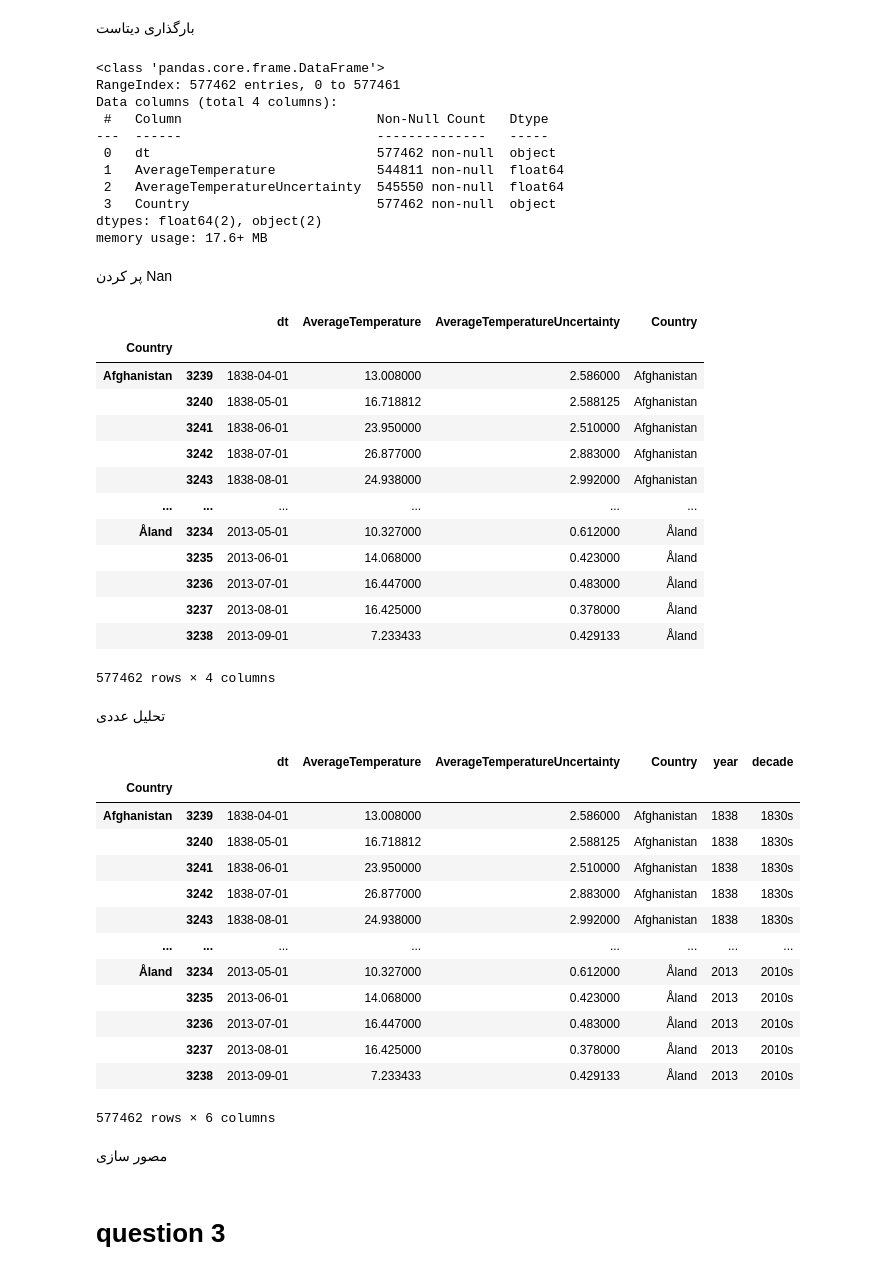
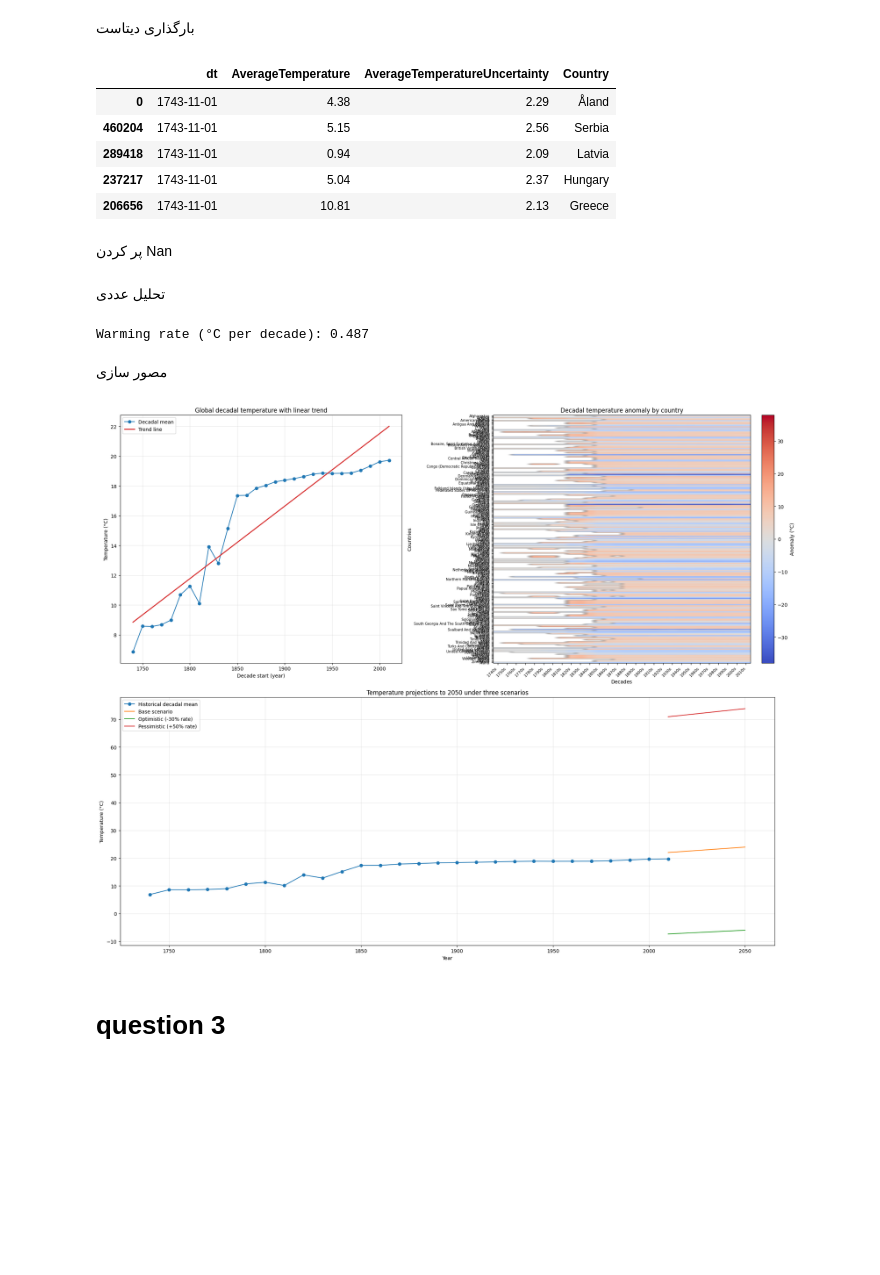
Before and after one commit to mrpanigale/tabatabaei, a Jupyter notebook: HW_04_tabatabaei/HW_04_tabatabaei.ipynb, the cells around one changed output. Cells and saved outputs as stored; diff of their text form; code cells hidden in the pictures; blank space fills up the shorter version.

```diff
--- a/HW_04_tabatabaei/HW_04_tabatabaei.ipynb
+++ b/HW_04_tabatabaei/HW_04_tabatabaei.ipynb
@@ -96,19 +96,15 @@ import matplotlib.pyplot as plt
 df = pd.read_csv("GlobalLandTemperaturesByCountry.csv")
 df["dt"] = pd.to_datetime(df["dt"])
 df = df.sort_values(by="dt")
-df = df[["dt", "AverageTemperature", "AverageTemperatureUncertainty", "Country"]]
+
+df.head()
 # %% [output]
-<class 'pandas.core.frame.DataFrame'>
-RangeIndex: 577462 entries, 0 to 577461
-Data columns (total 4 columns):
- #   Column                         Non-Null Count   Dtype
----  ------                         --------------   -----
- 0   dt                             577462 non-null  object
- 1   AverageTemperature             544811 non-null  float64
- 2   AverageTemperatureUncertainty  545550 non-null  float64
- 3   Country                        577462 non-null  object
-dtypes: float64(2), object(2)
-memory usage: 17.6+ MB
+|  | dt | AverageTemperature | AverageTemperatureUncertainty | Country |
+| 0 | 1743-11-01 | 4.38 | 2.29 | Åland |
+| 460204 | 1743-11-01 | 5.15 | 2.56 | Serbia |
+| 289418 | 1743-11-01 | 0.94 | 2.09 | Latvia |
+| 237217 | 1743-11-01 | 5.04 | 2.37 | Hungary |
+| 206656 | 1743-11-01 | 10.81 | 2.13 | Greece |
 # %% [markdown]
 پر کردن Nan
 # %%
@@ -134,26 +130,11 @@ df_filled["decade"] = df_filled["decade_start"].astype(str) + "s"
 
 # 4) فیلتر کشورهایی با حداقل 100 سال داده
 country_year_counts = (
-    df_filled.dropna(subset=["AverageTemperature"])
-    .groupby("Country")["year"].nunique()
+    df_filled.dropna(subset=["AverageTemperature"]).groupby("Country")["year"].nunique()
+
 )
 valid_countries = country_year_counts[country_year_counts >= 100].index
 df_clean = df_filled[df_filled["Country"].isin(valid_countries)].copy()
-# %% [output]
-|  |  | dt | AverageTemperature | AverageTemperatureUncertainty | Country |
-| Country |  |  |  |  |  |
-| Afghanistan | 3239 | 1838-04-01 | 13.008000 | 2.586000 | Afghanistan |
-|  | 3240 | 1838-05-01 | 16.718812 | 2.588125 | Afghanistan |
-|  | 3241 | 1838-06-01 | 23.950000 | 2.510000 | Afghanistan |
-|  | 3242 | 1838-07-01 | 26.877000 | 2.883000 | Afghanistan |
-|  | 3243 | 1838-08-01 | 24.938000 | 2.992000 | Afghanistan |
-| ... | ... | ... | ... | ... | ... |
-| Åland | 3234 | 2013-05-01 | 10.327000 | 0.612000 | Åland |
-|  | 3235 | 2013-06-01 | 14.068000 | 0.423000 | Åland |
-|  | 3236 | 2013-07-01 | 16.447000 | 0.483000 | Åland |
-|  | 3237 | 2013-08-01 | 16.425000 | 0.378000 | Åland |
-|  | 3238 | 2013-09-01 | 7.233433 | 0.429133 | Åland |
-577462 rows × 4 columns
 # %% [markdown]
 تحلیل عددی
 # %%
@@ -177,12 +158,10 @@ country_decadal = (
 country_decadal = country_decadal.merge(global_decadal, on="decade", how="left")
 country_decadal["Anomaly"] = country_decadal["AverageTemperature"] - country_decadal["GlobalTempDecade"]
 anomaly_matrix = country_decadal.pivot(index="decade", columns="Country", values="Anomaly")
-
 def decade_to_int(d):
     return int(d[:-1])
 sorted_decades = sorted(anomaly_matrix.index, key=decade_to_int)
 anomaly_matrix = anomaly_matrix.loc[sorted_decades]
-
 # روند خطی دما
 x_decade = np.array([decade_to_int(d) for d in global_decadal["decade"]])
 y_decade = global_decadal["GlobalTempDecade"].values
@@ -197,24 +176,11 @@ y_base = m * future_years + b
 y_optimistic = (m * 0.7) * future_years + b
 y_pessimistic = (m * 1.5) * future_years + b
 # %% [output]
-|  |  | dt | AverageTemperature | AverageTemperatureUncertainty | Country | year | decade |
-| Country |  |  |  |  |  |  |  |
-| Afghanistan | 3239 | 1838-04-01 | 13.008000 | 2.586000 | Afghanistan | 1838 | 1830s |
-|  | 3240 | 1838-05-01 | 16.718812 | 2.588125 | Afghanistan | 1838 | 1830s |
-|  | 3241 | 1838-06-01 | 23.950000 | 2.510000 | Afghanistan | 1838 | 1830s |
-|  | 3242 | 1838-07-01 | 26.877000 | 2.883000 | Afghanistan | 1838 | 1830s |
-|  | 3243 | 1838-08-01 | 24.938000 | 2.992000 | Afghanistan | 1838 | 1830s |
-| ... | ... | ... | ... | ... | ... | ... | ... |
-| Åland | 3234 | 2013-05-01 | 10.327000 | 0.612000 | Åland | 2013 | 2010s |
-|  | 3235 | 2013-06-01 | 14.068000 | 0.423000 | Åland | 2013 | 2010s |
-|  | 3236 | 2013-07-01 | 16.447000 | 0.483000 | Åland | 2013 | 2010s |
-|  | 3237 | 2013-08-01 | 16.425000 | 0.378000 | Åland | 2013 | 2010s |
-|  | 3238 | 2013-09-01 | 7.233433 | 0.429133 | Åland | 2013 | 2010s |
-577462 rows × 6 columns
+Warming rate (°C per decade): 0.487
 # %% [markdown]
 مصور سازی
 # %%
-plt.figure(figsize=(16, 10))
+plt.figure(figsize=(20, 16))
 
 # Subplot 1: دما + خط روند
 ax1 = plt.subplot(2, 2, 1)
@@ -227,33 +193,35 @@ ax1.legend()
 ax1.grid(True, alpha=0.3)
 
 # Subplot 2: Heatmap anomaly
 ax2 = plt.subplot(2, 2, 2)
 im = ax2.imshow(anomaly_matrix.values.T, aspect='auto', cmap='coolwarm',
                 vmin=-np.nanmax(np.abs(anomaly_matrix.values)),
                 vmax=np.nanmax(np.abs(anomaly_matrix.values)))
 ax2.set_title('Decadal temperature anomaly by country')
 ax2.set_xlabel('Decades')
 ax2.set_ylabel('Countries')
 ax2.set_xticks(np.arange(len(anomaly_matrix.index)))
 ax2.set_xticklabels(anomaly_matrix.index, rotation=45, ha='right', fontsize=8)
 ax2.set_yticks(np.arange(len(anomaly_matrix.columns)))
 ax2.set_yticklabels(anomaly_matrix.columns, fontsize=7)
 cbar = plt.colorbar(im, ax=ax2, fraction=0.046, pad=0.04)
 cbar.set_label('Anomaly (°C)')
 # Subplot 3: سه سناریو تا 2050
 ax3 = plt.subplot(2, 1, 2)
 ax3.plot(x_decade, y_decade, marker='o', linestyle='-', color='tab:blue', label='Historical decadal mean')
 ax3.plot(future_years, y_base, color='tab:orange', label='Base scenario')
 ax3.plot(future_years, y_optimistic, color='tab:green', label='Optimistic (-30% rate)')
 ax3.plot(future_years, y_pessimistic, color='tab:red', label='Pessimistic (+50% rate)')
 ax3.set_title('Temperature projections to 2050 under three scenarios')
 ax3.set_xlabel('Year')
 ax3.set_ylabel('Temperature (°C)')
 ax3.legend()
 ax3.grid(True, alpha=0.3)
 
 plt.tight_layout()
 plt.show()
+# %% [output]
+[figure, added]
 # %% [markdown]
 # question 3
 # %% [markdown]
```
Also changed, not shown: 8 other files.
